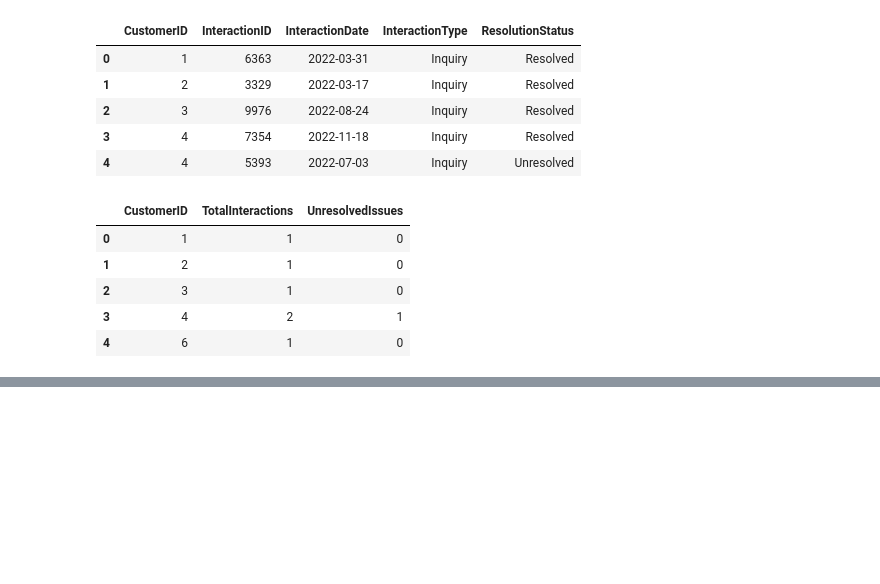
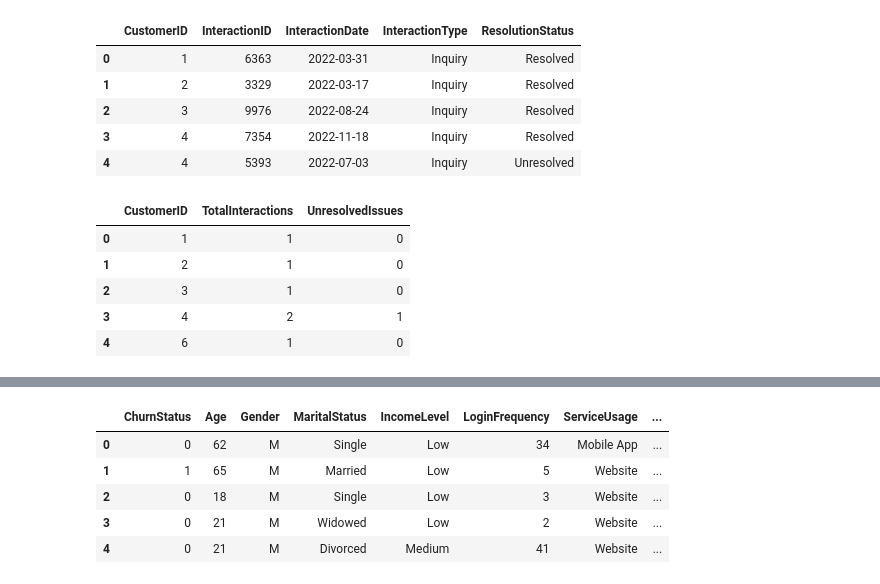
Before and after one commit to RrePitso/customer_retention_predictive_analytics, a Jupyter notebook: Customer_Retention_Predictive_Analysis.ipynb, the cells around one changed output, grey strips where cells are left out. Saved outputs shown, nothing was run; the diff lists cells and outputs as text; code cells hidden in the pictures; blank space fills up the shorter version.

```diff
--- a/Customer_Retention_Predictive_Analysis.ipynb
+++ b/Customer_Retention_Predictive_Analysis.ipynb
@@ -53,0 +75,9 @@ df.info()
+# %%
+df.head()
+# %% [output]
+|  | ChurnStatus | Age | Gender | MaritalStatus | IncomeLevel | LoginFrequency | ServiceUsage | ... |
+| 0 | 0 | 62 | M | Single | Low | 34 | Mobile App | ... |
+| 1 | 1 | 65 | M | Married | Low | 5 | Website | ... |
+| 2 | 0 | 18 | M | Single | Low | 3 | Website | ... |
+| 3 | 0 | 21 | M | Widowed | Low | 2 | Website | ... |
+| 4 | 0 | 21 | M | Divorced | Medium | 41 | Website | ... |
```
Also changed, not shown: parts of 28 cells of this notebook.
